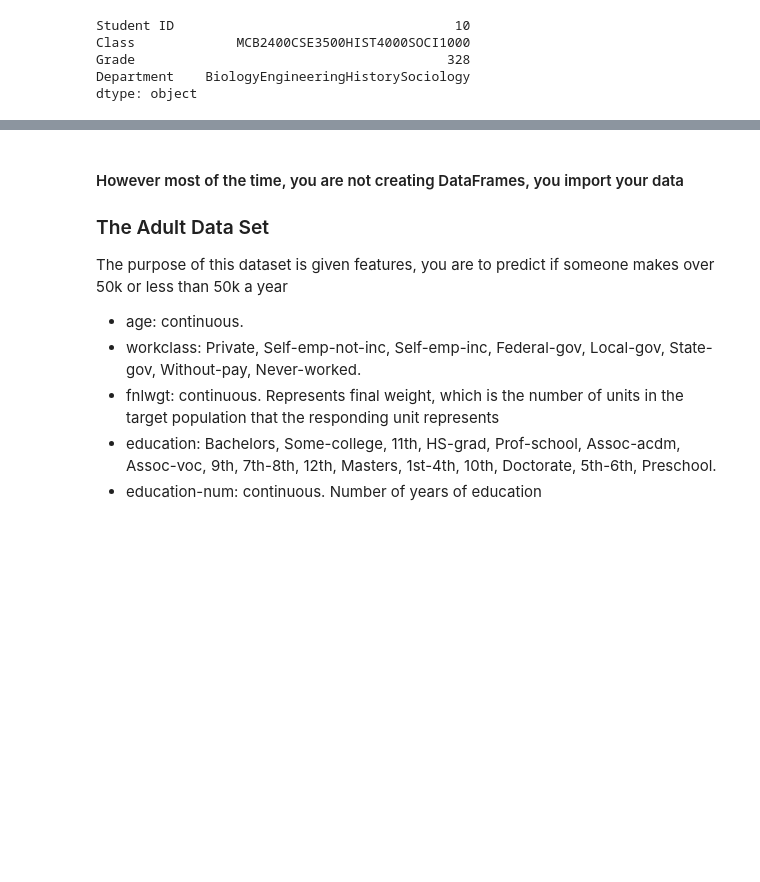
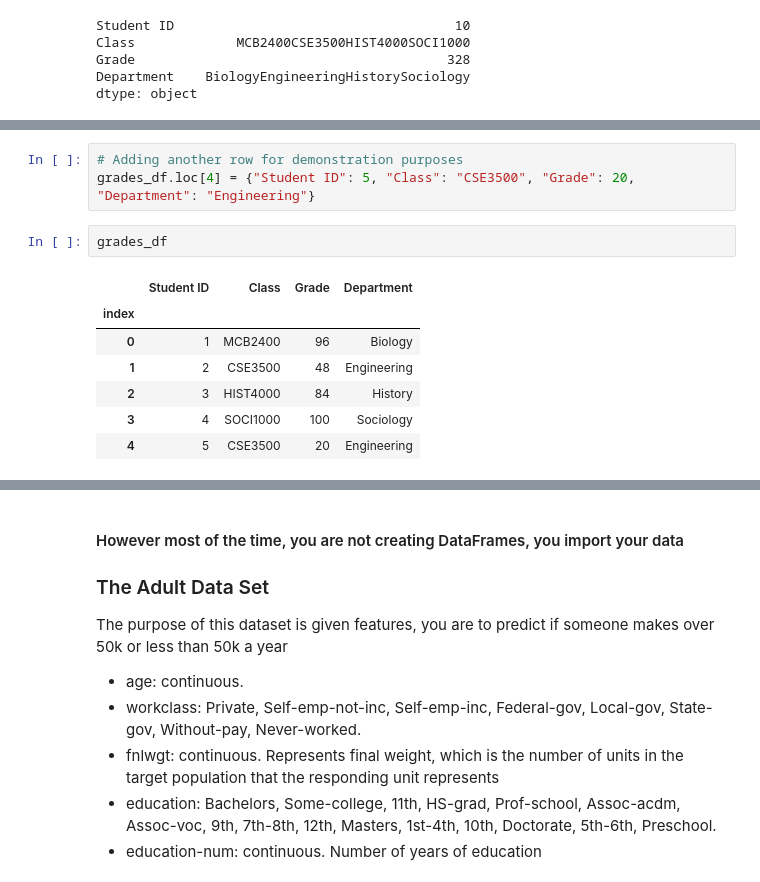
Before and after one commit to venkata14/Uconn-DSC-Workshops, a Jupyter notebook: Spring_2022/pandas/pandas.ipynb, the cells around one changed output, grey strips where cells are left out. Saved outputs shown, nothing was run; the diff lists cells and outputs as text; blank space fills up the shorter version.

```diff
--- a/Spring_2022/pandas/pandas.ipynb
+++ b/Spring_2022/pandas/pandas.ipynb
@@ -879,0 +886,13 @@ dtype: object
+# %%
+# Adding another row for demonstration purposes
+grades_df.loc[4] = {"Student ID": 5, "Class": "CSE3500", "Grade": 20, "Department": "Engineering"}
+# %%
+grades_df
+# %% [output]
+|  | Student ID | Class | Grade | Department |
+| index |  |  |  |  |
+| 0 | 1 | MCB2400 | 96 | Biology |
+| 1 | 2 | CSE3500 | 48 | Engineering |
+| 2 | 3 | HIST4000 | 84 | History |
+| 3 | 4 | SOCI1000 | 100 | Sociology |
+| 4 | 5 | CSE3500 | 20 | Engineering |
```
Also changed, not shown: parts of 7 cells of this notebook.
